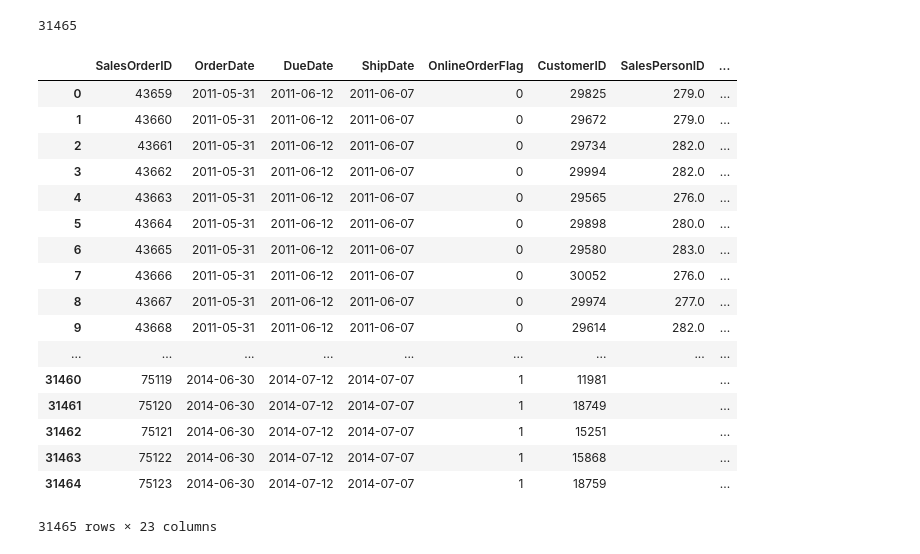
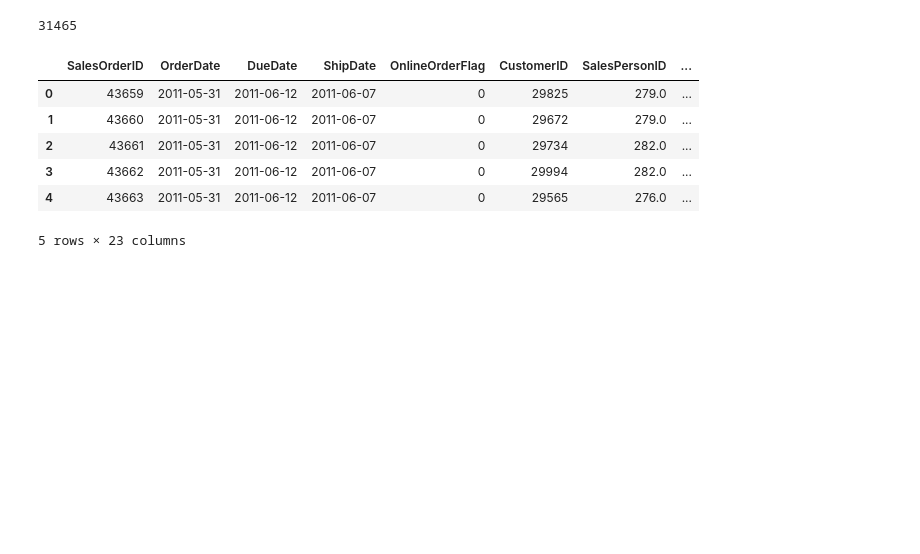
Before and after one commit to LuyiTang/Adventureworks, a Jupyter notebook: DataFrame_AW.ipynb, the cells around one changed output. Drawn from its saved outputs; the diff is of its cells as text; code cells hidden in the pictures; blank space fills up the shorter version.

```diff
--- a/DataFrame_AW.ipynb
+++ b/DataFrame_AW.ipynb
@@ -30,26 +30,15 @@ df=pd.DataFrame(list(rows))
 # %%
 df.columns=["SalesOrderID","OrderDate","DueDate","ShipDate","OnlineOrderFlag","CustomerID","SalesPersonID","BillToAddressID","ShipToAddressID","TotalDue","ModifiedDate","AddressID", "AddressLine1","AddressLine2", "City","StateProvinceID"," PostalCode", "ModifiedDate2","StateProvinceID","StateProvinceCode","Country","Name","ModifiedDate3"]
 # %%
-df
+df.head()
 # %% [output]
 |  | SalesOrderID | OrderDate | DueDate | ShipDate | OnlineOrderFlag | CustomerID | SalesPersonID | ... |
 | 0 | 43659 | 2011-05-31 | 2011-06-12 | 2011-06-07 | 0 | 29825 | 279.0 | ... |
 | 1 | 43660 | 2011-05-31 | 2011-06-12 | 2011-06-07 | 0 | 29672 | 279.0 | ... |
 | 2 | 43661 | 2011-05-31 | 2011-06-12 | 2011-06-07 | 0 | 29734 | 282.0 | ... |
 | 3 | 43662 | 2011-05-31 | 2011-06-12 | 2011-06-07 | 0 | 29994 | 282.0 | ... |
 | 4 | 43663 | 2011-05-31 | 2011-06-12 | 2011-06-07 | 0 | 29565 | 276.0 | ... |
-| 5 | 43664 | 2011-05-31 | 2011-06-12 | 2011-06-07 | 0 | 29898 | 280.0 | ... |
-| 6 | 43665 | 2011-05-31 | 2011-06-12 | 2011-06-07 | 0 | 29580 | 283.0 | ... |
-| 7 | 43666 | 2011-05-31 | 2011-06-12 | 2011-06-07 | 0 | 30052 | 276.0 | ... |
-| 8 | 43667 | 2011-05-31 | 2011-06-12 | 2011-06-07 | 0 | 29974 | 277.0 | ... |
-| 9 | 43668 | 2011-05-31 | 2011-06-12 | 2011-06-07 | 0 | 29614 | 282.0 | ... |
-| ... | ... | ... | ... | ... | ... | ... | ... | ... |
-| 31460 | 75119 | 2014-06-30 | 2014-07-12 | 2014-07-07 | 1 | 11981 |  | ... |
-| 31461 | 75120 | 2014-06-30 | 2014-07-12 | 2014-07-07 | 1 | 18749 |  | ... |
-| 31462 | 75121 | 2014-06-30 | 2014-07-12 | 2014-07-07 | 1 | 15251 |  | ... |
-| 31463 | 75122 | 2014-06-30 | 2014-07-12 | 2014-07-07 | 1 | 15868 |  | ... |
-| 31464 | 75123 | 2014-06-30 | 2014-07-12 | 2014-07-07 | 1 | 18759 |  | ... |
-31465 rows × 23 columns
+5 rows × 23 columns
 # %%
 df_totaldue=df[["OrderDate","TotalDue","Country"]]
 #df_totaldue.reset_index(drop=True)
```
Also changed, not shown: parts of 27 cells of this notebook.
